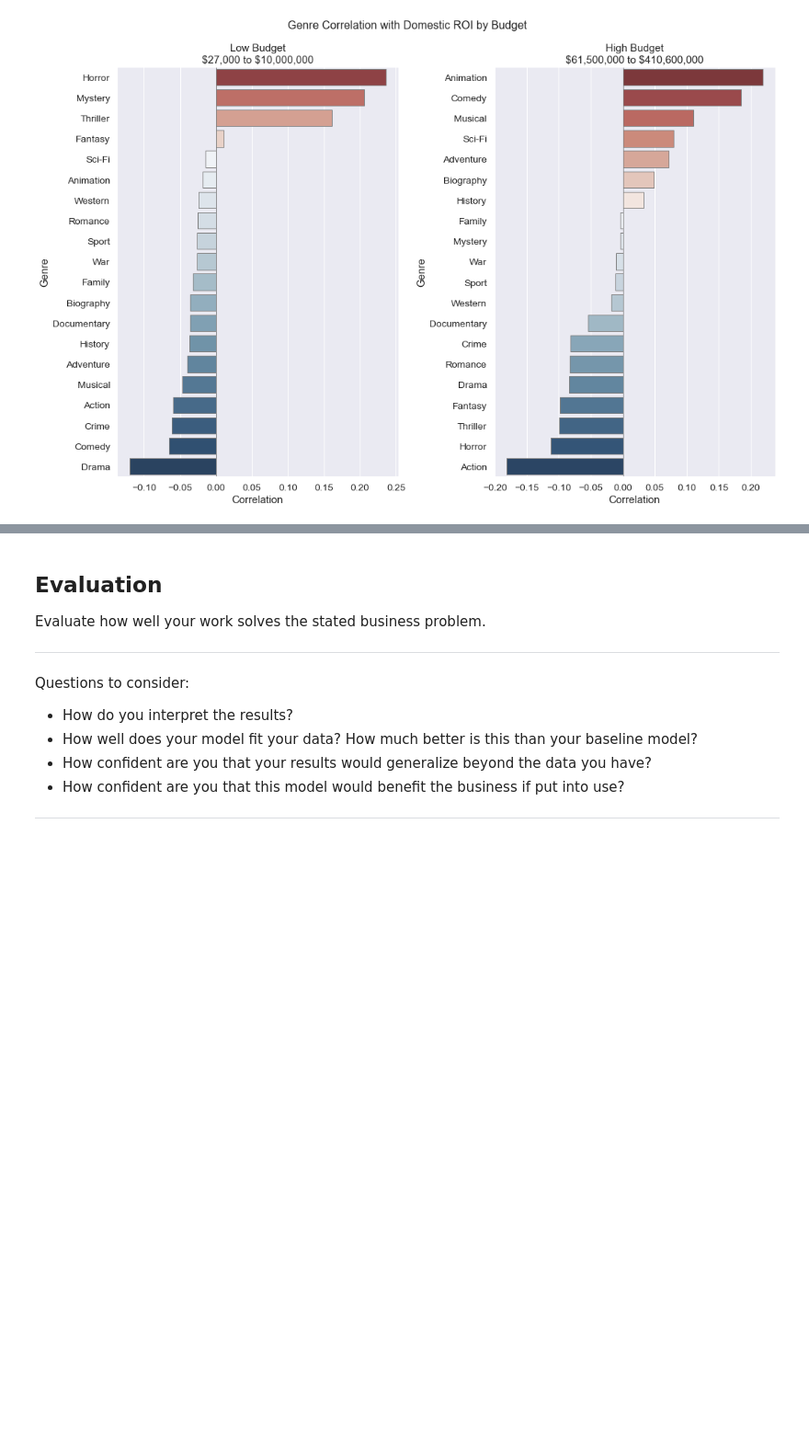
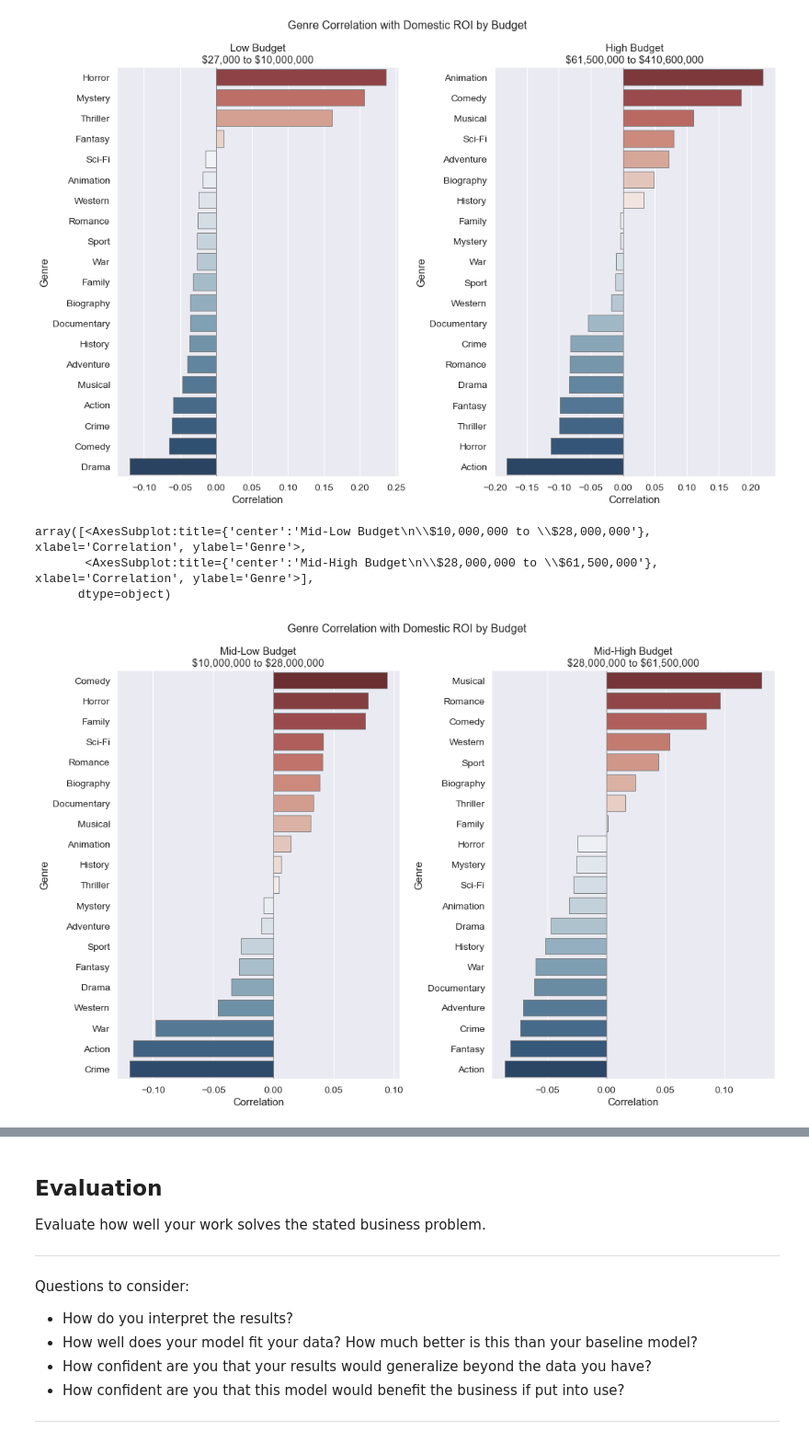
Before and after one commit to ndgigliotti/dsc-phase-1-project, a Jupyter notebook: genres.ipynb, the cells around one changed output, grey strips where cells are left out. Shown at 92% size. Cells and saved outputs as stored; diff of their text form; code cells hidden in the pictures; blank space fills up the shorter version.

```diff
--- a/genres.ipynb
+++ b/genres.ipynb
@@ -520,3 +538,15 @@ array([<AxesSubplot:title={'center':'Low Budget\n\\$27,000 to \\$10,000,000'}, x
        <AxesSubplot:title={'center':'High Budget\n\\$61,500,000 to \\$410,600,000'}, xlabel='Correlation', ylabel='Genre'>],
       dtype=object)
 [figure]
+# %%
+plotting.cat_corr_by_bins(domestic_roi_by_budget,
+                            'Mid-Low Budget',
+                            'Mid-High Budget',
+                            quartile_intervals[1],
+                            quartile_intervals[2],
+                            'Genre Correlation with Domestic ROI by Budget')
+# %% [output]
+array([<AxesSubplot:title={'center':'Mid-Low Budget\n\\$10,000,000 to \\$28,000,000'}, xlabel='Correlation', ylabel='Genre'>,
+       <AxesSubplot:title={'center':'Mid-High Budget\n\\$28,000,000 to \\$61,500,000'}, xlabel='Correlation', ylabel='Genre'>],
+      dtype=object)
+[figure, added]
```
Also changed, not shown: parts of 5 cells of this notebook, 1 other file.
